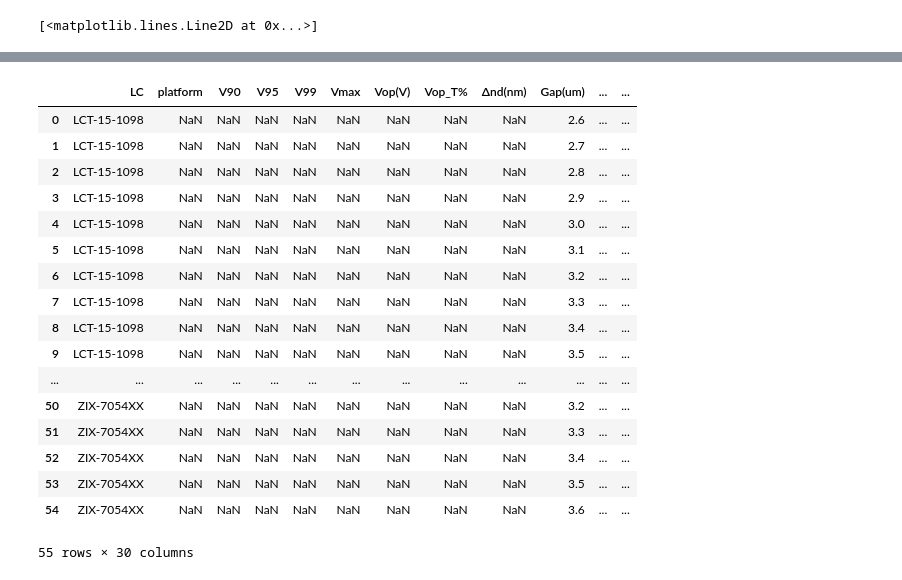
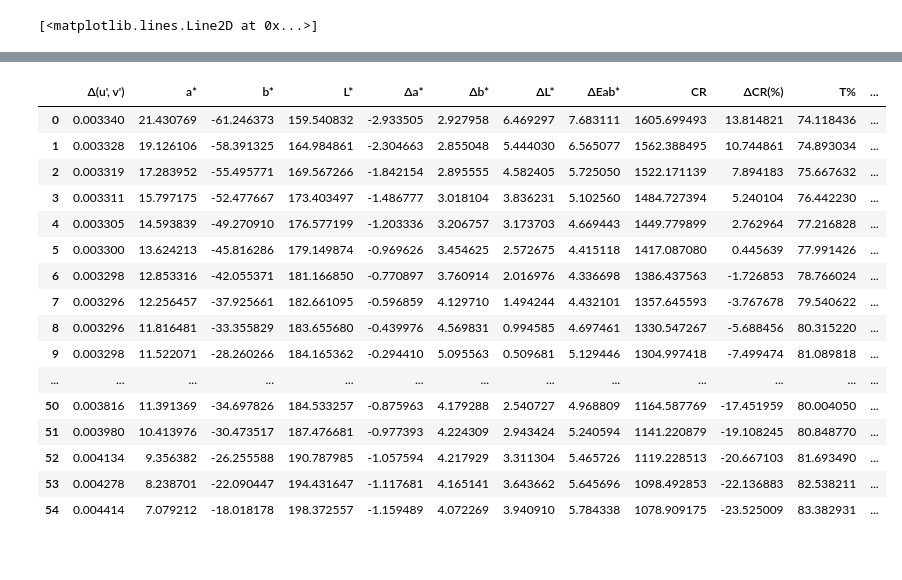
Before and after one commit to dimsplendid/tdtoolkit_web, a Jupyter notebook: test.ipynb, the cells around one changed output, grey strips where cells are left out. Saved outputs shown, nothing was run; the diff lists cells and outputs as text; code cells hidden in the pictures.

Commit message:
summary table complete

```diff
--- a/test.ipynb
+++ b/test.ipynb
@@ -478,13 +492,14 @@ Canvas(toolbar=Toolbar(toolitems=[('Home', 'Reset original view', 'home', 'home'
 [<matplotlib.lines.Line2D at 0x...>]
 # %%
 def opt_features_extract(X):
-    features = np.empty(shape=(len(X), 6), dtype=float)
+    features = np.empty(shape=(len(X), 7), dtype=float)
     features[:, 0] = 1
     features[:, 1] = X[:, 0]
     features[:, 2] = X[:, 1]
     features[:, 3] = X[:, 0] * X[:, 1]
     features[:, 4] = X[:, 0] ** 2
     features[:, 5] = X[:, 0] ** 3
+    features[:, 6] = X[:, 0] ** 4
 
     return features
 transformer_opt = FunctionTransformer(opt_features_extract)
@@ -490,0 +515,8 @@ transformer_opt = FunctionTransformer(opt_features_extract)
+# %%
+# make a cut off opt data
+opt_cutoff = pd.DataFrame(columns=opt.columns)
+for ID in opt.ID.unique():
+    for Point in opt.Point.unique():
+        tmp_df = opt[(opt.ID == ID) & (opt.Point == Point)]
+        tmp_df = tmp_df.iloc[:tmp_df["LCM_Y%"].argmax(),:]
+        opt_cutoff = pd.concat([opt_cutoff, tmp_df])
@@ -491,9 +551,9 @@ transformer_opt = FunctionTransformer(opt_features_extract)
 # %%
 # check is there axo data
 if len(axo) != 0:
-    opt_cell_gap = pd.merge(opt, axo[["ID", "Point", "cell gap"]], how="left", on=["ID", "Point"])
+    opt_cell_gap = pd.merge(opt_cutoff, axo[["ID", "Point", "cell gap"]], how="left", on=["ID", "Point"])
 else:
-    opt_cell_gap = pd.merge(opt, rdl[["ID", "cell gap"]], how="left", on="ID")
+    opt_cell_gap = pd.merge(opt_cutoff, rdl[["ID", "cell gap"]], how="left", on="ID")
 
 model["opt"] = {}
 df = opt_cell_gap.copy()
@@ -533,7 +593,7 @@ for LC in cond["LC"].unique():
         ans = float(model["opt"][LC][f"{item}_LR"].predict(valid_data))
         print(f"{LC}: {item}: {ans:.4f}")
         print()
-    for item in ["Wx", "Wy"]:
+    for item in ["Wx", "Wy", "WX", "WY", "WZ"]:
         y_train = training_set[training_set["LC"]==LC][item].to_numpy()
         y_test = test_set[test_set["LC"]==LC][item].to_numpy()
         model["opt"][LC][f'{item}_LR'] = Pipeline([
@@ -548,4 +608,29 @@ for LC in cond["LC"].unique():
         ans = float(model["opt"][LC][f"{item}_LR"].predict(valid_data))
         print(f"{LC}: {item}: {ans:.4f}")
         print()
+
+# find V%
+# f(T%, cell_gap) -> V%
+valid_data = [[90.0, ref_cell_gap]]
+training_set_Vop = training_set[training_set["T%"]>89]
+test_set_Vop = test_set[test_set["T%"]>89]
+
+for LC in cond["LC"].unique():
+    X_train = training_set_Vop[training_set_Vop["LC"]==LC][["T%", "cell gap"]].to_numpy()
+    X_test = test_set_Vop[test_set_Vop["LC"]==LC][["T%", "cell gap"]].to_numpy()
+    y_train = training_set_Vop[training_set_Vop["LC"]==LC]["Vop"].to_numpy()
+    y_test = test_set_Vop[test_set_Vop["LC"]==LC]["Vop"].to_numpy()
+    model["opt"][LC][f'Vop_LR'] = Pipeline([
+        ('Scalar', StandardScaler()),
+#         ('poly', PolynomialFeatures(degree=6)),
+        ('Custom_Transformer', transformer_Vop),
+        ('linear', linear_model.TheilSenRegressor(fit_intercept=False)),
+#         ('linear', linear_model.Linsor(kernel=DotProduct()+WhiteKernel()))
+    ]).fit(
+        X_train, y_train,
+    )
+    print(f'R2_test {model["opt"][LC][f"Vop_LR"].score(X_test, y_test):.2f}')
+    ans = float(model["opt"][LC][f"Vop_LR"].predict(valid_data))
+    print(f"{LC}: Vop: {ans:.4f}")
+    print()
 # %% [output]
@@ -656,21 +885,20 @@ summary_table[["LC", "Gap(um)", "Wx", "Wy", "T%", "LC%", "Tr(ms)", "Tf(ms)", "RT
 # %%
-summary_table
+summary_table.iloc[:, 15:]
 # %% [output]
-|  | LC | platform | V90 | V95 | V99 | Vmax | Vop(V) | Vop_T% | Δnd(nm) | Gap(um) | ... | ... |
-| 0 | LCT-15-1098 | NaN | NaN | NaN | NaN | NaN | NaN | NaN | NaN | 2.6 | ... | ... |
-| 1 | LCT-15-1098 | NaN | NaN | NaN | NaN | NaN | NaN | NaN | NaN | 2.7 | ... | ... |
-| 2 | LCT-15-1098 | NaN | NaN | NaN | NaN | NaN | NaN | NaN | NaN | 2.8 | ... | ... |
-| 3 | LCT-15-1098 | NaN | NaN | NaN | NaN | NaN | NaN | NaN | NaN | 2.9 | ... | ... |
-| 4 | LCT-15-1098 | NaN | NaN | NaN | NaN | NaN | NaN | NaN | NaN | 3.0 | ... | ... |
-| 5 | LCT-15-1098 | NaN | NaN | NaN | NaN | NaN | NaN | NaN | NaN | 3.1 | ... | ... |
-| 6 | LCT-15-1098 | NaN | NaN | NaN | NaN | NaN | NaN | NaN | NaN | 3.2 | ... | ... |
-| 7 | LCT-15-1098 | NaN | NaN | NaN | NaN | NaN | NaN | NaN | NaN | 3.3 | ... | ... |
-| 8 | LCT-15-1098 | NaN | NaN | NaN | NaN | NaN | NaN | NaN | NaN | 3.4 | ... | ... |
-| 9 | LCT-15-1098 | NaN | NaN | NaN | NaN | NaN | NaN | NaN | NaN | 3.5 | ... | ... |
+|  | Δ(u', v') | a* | b* | L* | Δa* | Δb* | ΔL* | ΔEab* | CR | ΔCR(%) | T% | ... |
+| 0 | 0.003340 | 21.430769 | -61.246373 | 159.540832 | -2.933505 | 2.927958 | 6.469297 | 7.683111 | 1605.699493 | 13.814821 | 74.118436 | ... |
+| 1 | 0.003328 | 19.126106 | -58.391325 | 164.984861 | -2.304663 | 2.855048 | 5.444030 | 6.565077 | 1562.388495 | 10.744861 | 74.893034 | ... |
+| 2 | 0.003319 | 17.283952 | -55.495771 | 169.567266 | -1.842154 | 2.895555 | 4.582405 | 5.725050 | 1522.171139 | 7.894183 | 75.667632 | ... |
+| 3 | 0.003311 | 15.797175 | -52.477667 | 173.403497 | -1.486777 | 3.018104 | 3.836231 | 5.102560 | 1484.727394 | 5.240104 | 76.442230 | ... |
+| 4 | 0.003305 | 14.593839 | -49.270910 | 176.577199 | -1.203336 | 3.206757 | 3.173703 | 4.669443 | 1449.779899 | 2.762964 | 77.216828 | ... |
+| 5 | 0.003300 | 13.624213 | -45.816286 | 179.149874 | -0.969626 | 3.454625 | 2.572675 | 4.415118 | 1417.087080 | 0.445639 | 77.991426 | ... |
+| 6 | 0.003298 | 12.853316 | -42.055371 | 181.166850 | -0.770897 | 3.760914 | 2.016976 | 4.336698 | 1386.437563 | -1.726853 | 78.766024 | ... |
+| 7 | 0.003296 | 12.256457 | -37.925661 | 182.661095 | -0.596859 | 4.129710 | 1.494244 | 4.432101 | 1357.645593 | -3.767678 | 79.540622 | ... |
+| 8 | 0.003296 | 11.816481 | -33.355829 | 183.655680 | -0.439976 | 4.569831 | 0.994585 | 4.697461 | 1330.547267 | -5.688456 | 80.315220 | ... |
+| 9 | 0.003298 | 11.522071 | -28.260266 | 184.165362 | -0.294410 | 5.095563 | 0.509681 | 5.129446 | 1304.997418 | -7.499474 | 81.089818 | ... |
 | ... | ... | ... | ... | ... | ... | ... | ... | ... | ... | ... | ... | ... |
-| 50 | ZIX-7054XX | NaN | NaN | NaN | NaN | NaN | NaN | NaN | NaN | 3.2 | ... | ... |
-| 51 | ZIX-7054XX | NaN | NaN | NaN | NaN | NaN | NaN | NaN | NaN | 3.3 | ... | ... |
-| 52 | ZIX-7054XX | NaN | NaN | NaN | NaN | NaN | NaN | NaN | NaN | 3.4 | ... | ... |
-| 53 | ZIX-7054XX | NaN | NaN | NaN | NaN | NaN | NaN | NaN | NaN | 3.5 | ... | ... |
-| 54 | ZIX-7054XX | NaN | NaN | NaN | NaN | NaN | NaN | NaN | NaN | 3.6 | ... | ... |
+| 50 | 0.003816 | 11.391369 | -34.697826 | 184.533257 | -0.875963 | 4.179288 | 2.540727 | 4.968809 | 1164.587769 | -17.451959 | 80.004050 | ... |
+| 51 | 0.003980 | 10.413976 | -30.473517 | 187.476681 | -0.977393 | 4.224309 | 2.943424 | 5.240594 | 1141.220879 | -19.108245 | 80.848770 | ... |
+| 52 | 0.004134 | 9.356382 | -26.255588 | 190.787985 | -1.057594 | 4.217929 | 3.311304 | 5.465726 | 1119.228513 | -20.667103 | 81.693490 | ... |
+| 53 | 0.004278 | 8.238701 | -22.090447 | 194.431647 | -1.117681 | 4.165141 | 3.643662 | 5.645696 | 1098.492853 | -22.136883 | 82.538211 | ... |
+| 54 | 0.004414 | 7.079212 | -18.018178 | 198.372557 | -1.159489 | 4.072269 | 3.940910 | 5.784338 | 1078.909175 | -23.525009 | 83.382931 | ... |
-55 rows × 30 columns
```
Also changed, not shown: parts of 22 cells of this notebook, 2 other files.
